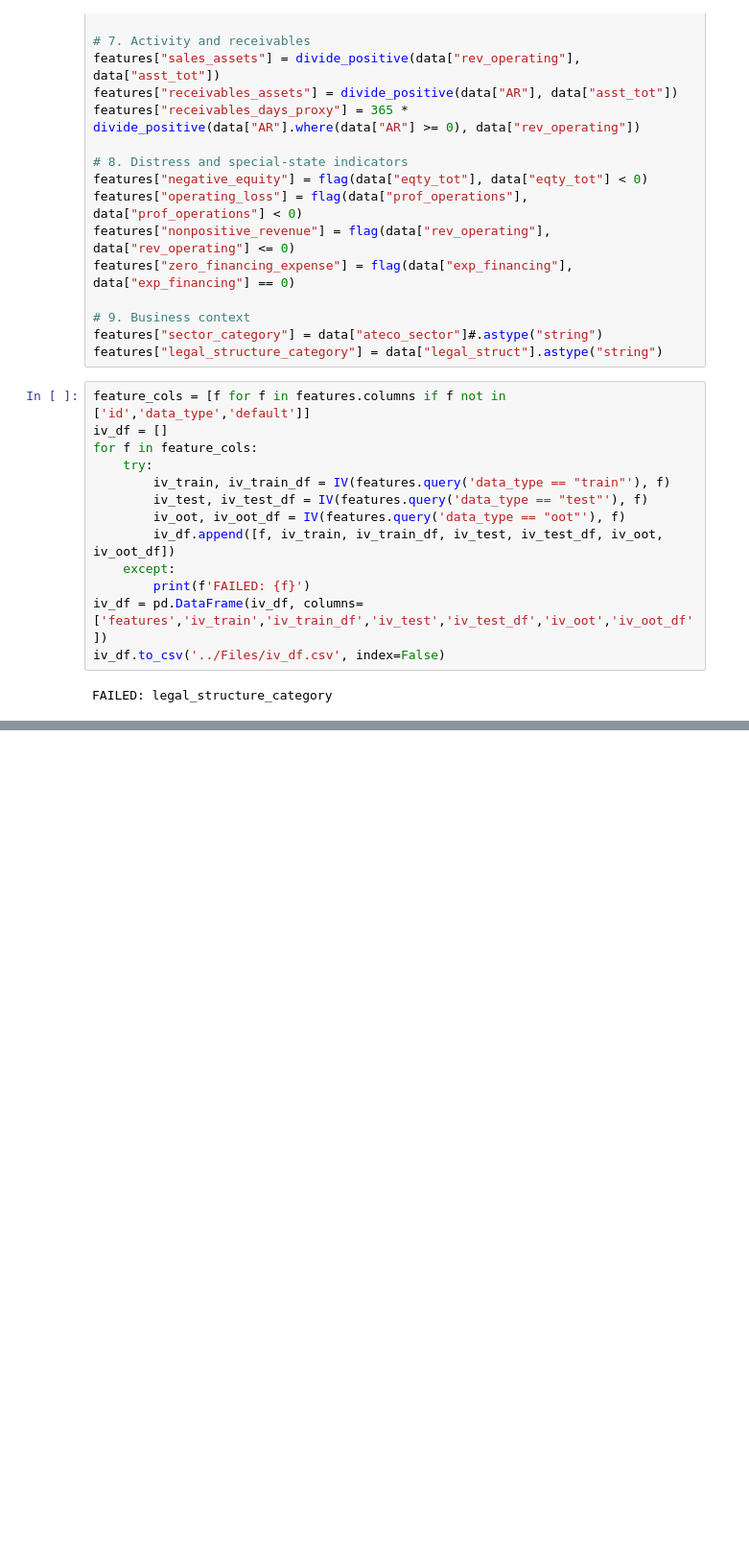
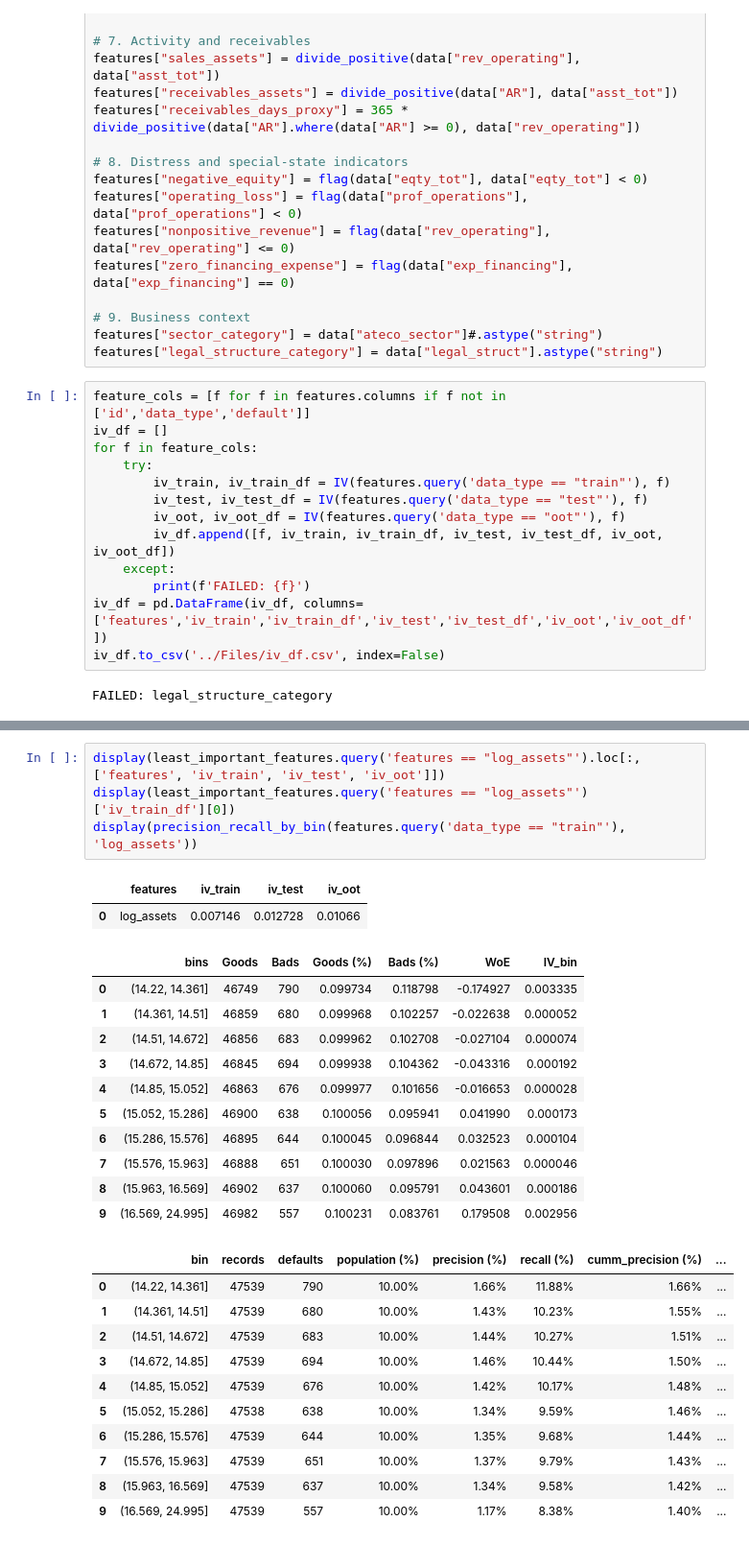
Before and after one commit to Anubhav3084/FinanceML-Course-Project, a Jupyter notebook: Project/Code/features.ipynb, the cells around one changed output, grey strips where cells are left out. Shown at 96% size. Saved outputs shown, nothing was run; the diff lists cells and outputs as text; blank space fills up the shorter version.

```diff
--- a/Project/Code/features.ipynb
+++ b/Project/Code/features.ipynb
@@ -91,0 +105,29 @@ iv_df.query('iv_train <= 0.02')
+# %%
+display(least_important_features.query('features == "log_assets"').loc[:, ['features', 'iv_train', 'iv_test', 'iv_oot']])
+display(least_important_features.query('features == "log_assets"')['iv_train_df'][0])
+display(precision_recall_by_bin(features.query('data_type == "train"'), 'log_assets'))
+# %% [output]
+|  | features | iv_train | iv_test | iv_oot |
+| 0 | log_assets | 0.007146 | 0.012728 | 0.01066 |
+|  | bins | Goods | Bads | Goods (%) | Bads (%) | WoE | IV_bin |
+| 0 | (14.22, 14.361] | 46749 | 790 | 0.099734 | 0.118798 | -0.174927 | 0.003335 |
+| 1 | (14.361, 14.51] | 46859 | 680 | 0.099968 | 0.102257 | -0.022638 | 0.000052 |
+| 2 | (14.51, 14.672] | 46856 | 683 | 0.099962 | 0.102708 | -0.027104 | 0.000074 |
+| 3 | (14.672, 14.85] | 46845 | 694 | 0.099938 | 0.104362 | -0.043316 | 0.000192 |
+| 4 | (14.85, 15.052] | 46863 | 676 | 0.099977 | 0.101656 | -0.016653 | 0.000028 |
+| 5 | (15.052, 15.286] | 46900 | 638 | 0.100056 | 0.095941 | 0.041990 | 0.000173 |
+| 6 | (15.286, 15.576] | 46895 | 644 | 0.100045 | 0.096844 | 0.032523 | 0.000104 |
+| 7 | (15.576, 15.963] | 46888 | 651 | 0.100030 | 0.097896 | 0.021563 | 0.000046 |
+| 8 | (15.963, 16.569] | 46902 | 637 | 0.100060 | 0.095791 | 0.043601 | 0.000186 |
+| 9 | (16.569, 24.995] | 46982 | 557 | 0.100231 | 0.083761 | 0.179508 | 0.002956 |
+|  | bin | records | defaults | population (%) | precision (%) | recall (%) | cumm_precision (%) | ... |
+| 0 | (14.22, 14.361] | 47539 | 790 | 10.00% | 1.66% | 11.88% | 1.66% | ... |
+| 1 | (14.361, 14.51] | 47539 | 680 | 10.00% | 1.43% | 10.23% | 1.55% | ... |
+| 2 | (14.51, 14.672] | 47539 | 683 | 10.00% | 1.44% | 10.27% | 1.51% | ... |
+| 3 | (14.672, 14.85] | 47539 | 694 | 10.00% | 1.46% | 10.44% | 1.50% | ... |
+| 4 | (14.85, 15.052] | 47539 | 676 | 10.00% | 1.42% | 10.17% | 1.48% | ... |
+| 5 | (15.052, 15.286] | 47538 | 638 | 10.00% | 1.34% | 9.59% | 1.46% | ... |
+| 6 | (15.286, 15.576] | 47539 | 644 | 10.00% | 1.35% | 9.68% | 1.44% | ... |
+| 7 | (15.576, 15.963] | 47539 | 651 | 10.00% | 1.37% | 9.79% | 1.43% | ... |
+| 8 | (15.963, 16.569] | 47539 | 637 | 10.00% | 1.34% | 9.58% | 1.42% | ... |
+| 9 | (16.569, 24.995] | 47539 | 557 | 10.00% | 1.17% | 8.38% | 1.40% | ... |
```
Also changed, not shown: parts of 6 cells of this notebook, 6 other files.
